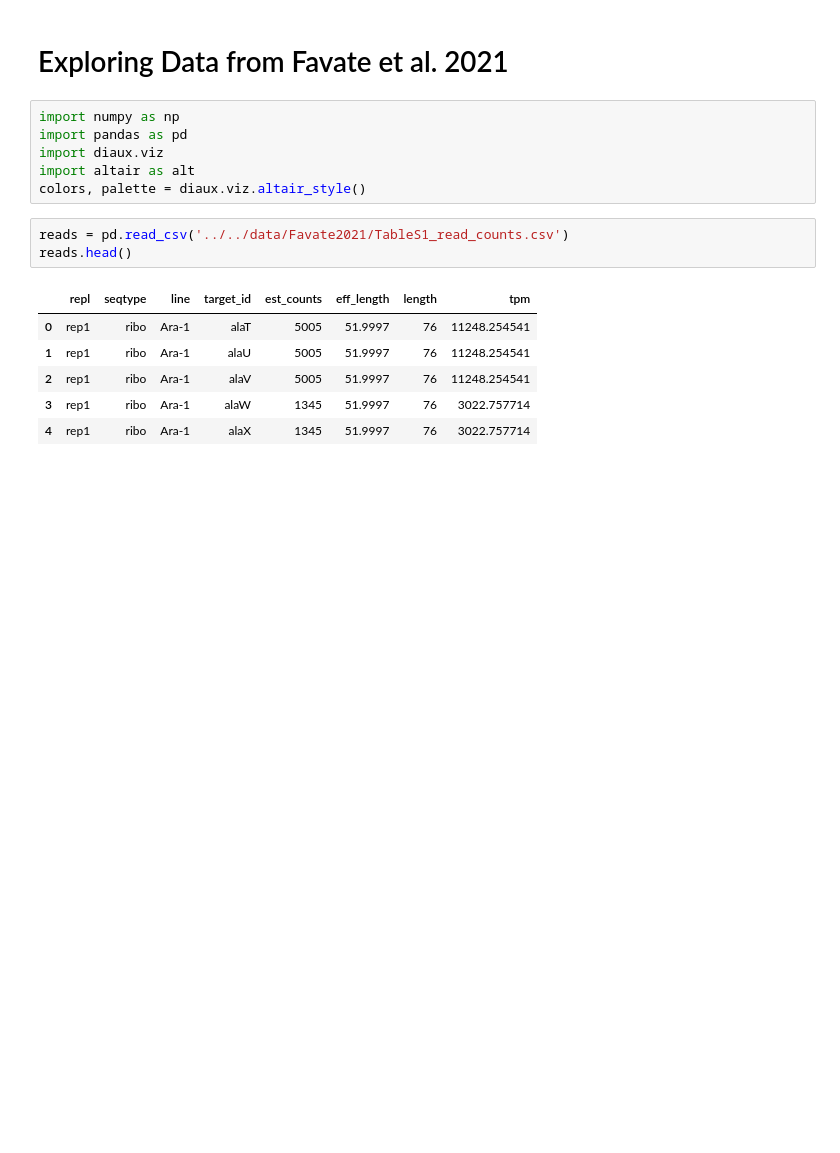
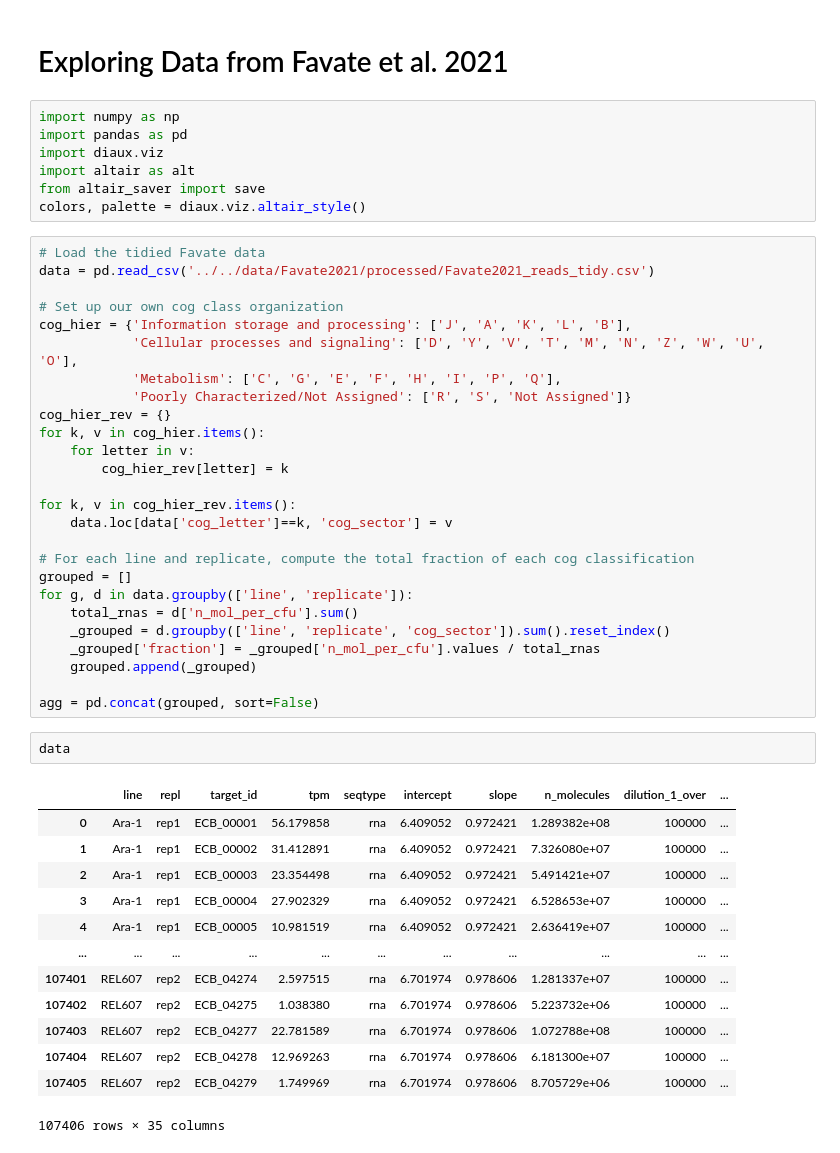
Before and after one commit to gchure/diauxic_evolution, a Jupyter notebook: code/exploratory/test.ipynb, the cells around one changed output. Cells and saved outputs as stored; diff of their text form; blank space fills up the shorter version.

Commit message:
Fixed the problem with synonym matching and have now tidied the Favate et al. 2021 data.

```diff
--- a/code/exploratory/test.ipynb
+++ b/code/exploratory/test.ipynb
@@ -5,14 +5,47 @@ import numpy as np
 import pandas as pd
 import diaux.viz
 import altair as alt
+from altair_saver import save
 colors, palette = diaux.viz.altair_style()
-# %%
-reads = pd.read_csv('../../data/Favate2021/TableS1_read_counts.csv')
-reads.head()
-# %% [output]
-|  | repl | seqtype | line | target_id | est_counts | eff_length | length | tpm |
-| 0 | rep1 | ribo | Ara-1 | alaT | 5005 | 51.9997 | 76 | 11248.254541 |
-| 1 | rep1 | ribo | Ara-1 | alaU | 5005 | 51.9997 | 76 | 11248.254541 |
-| 2 | rep1 | ribo | Ara-1 | alaV | 5005 | 51.9997 | 76 | 11248.254541 |
-| 3 | rep1 | ribo | Ara-1 | alaW | 1345 | 51.9997 | 76 | 3022.757714 |
-| 4 | rep1 | ribo | Ara-1 | alaX | 1345 | 51.9997 | 76 | 3022.757714 |
+# %%
+# Load the tidied Favate data
+data = pd.read_csv('../../data/Favate2021/processed/Favate2021_reads_tidy.csv')
+
+# Set up our own cog class organization
+cog_hier = {'Information storage and processing': ['J', 'A', 'K', 'L', 'B'],
+            'Cellular processes and signaling': ['D', 'Y', 'V', 'T', 'M', 'N', 'Z', 'W', 'U', 'O'],
+            'Metabolism': ['C', 'G', 'E', 'F', 'H', 'I', 'P', 'Q'],
+            'Poorly Characterized/Not Assigned': ['R', 'S', 'Not Assigned']}
+cog_hier_rev = {}
+for k, v in cog_hier.items():
+    for letter in v:
+        cog_hier_rev[letter] = k
+
+for k, v in cog_hier_rev.items():
+    data.loc[data['cog_letter']==k, 'cog_sector'] = v
+
+# For each line and replicate, compute the total fraction of each cog classification
+grouped = []
+for g, d in data.groupby(['line', 'replicate']):
+    total_rnas = d['n_mol_per_cfu'].sum()
+    _grouped = d.groupby(['line', 'replicate', 'cog_sector']).sum().reset_index()
+    _grouped['fraction'] = _grouped['n_mol_per_cfu'].values / total_rnas
+    grouped.append(_grouped)
+
+agg = pd.concat(grouped, sort=False)
+# %%
+data
+# %% [output]
+|  | line | repl | target_id | tpm | seqtype | intercept | slope | n_molecules | dilution_1_over | ... |
+| 0 | Ara-1 | rep1 | ECB_00001 | 56.179858 | rna | 6.409052 | 0.972421 | 1.289382e+08 | 100000 | ... |
+| 1 | Ara-1 | rep1 | ECB_00002 | 31.412891 | rna | 6.409052 | 0.972421 | 7.326080e+07 | 100000 | ... |
+| 2 | Ara-1 | rep1 | ECB_00003 | 23.354498 | rna | 6.409052 | 0.972421 | 5.491421e+07 | 100000 | ... |
+| 3 | Ara-1 | rep1 | ECB_00004 | 27.902329 | rna | 6.409052 | 0.972421 | 6.528653e+07 | 100000 | ... |
+| 4 | Ara-1 | rep1 | ECB_00005 | 10.981519 | rna | 6.409052 | 0.972421 | 2.636419e+07 | 100000 | ... |
+| ... | ... | ... | ... | ... | ... | ... | ... | ... | ... | ... |
+| 107401 | REL607 | rep2 | ECB_04274 | 2.597515 | rna | 6.701974 | 0.978606 | 1.281337e+07 | 100000 | ... |
+| 107402 | REL607 | rep2 | ECB_04275 | 1.038380 | rna | 6.701974 | 0.978606 | 5.223732e+06 | 100000 | ... |
+| 107403 | REL607 | rep2 | ECB_04277 | 22.781589 | rna | 6.701974 | 0.978606 | 1.072788e+08 | 100000 | ... |
+| 107404 | REL607 | rep2 | ECB_04278 | 12.969263 | rna | 6.701974 | 0.978606 | 6.181300e+07 | 100000 | ... |
+| 107405 | REL607 | rep2 | ECB_04279 | 1.749969 | rna | 6.701974 | 0.978606 | 8.705729e+06 | 100000 | ... |
+107406 rows × 35 columns
```
Also changed, not shown: parts of 2 cells of this notebook, 7 other files.
